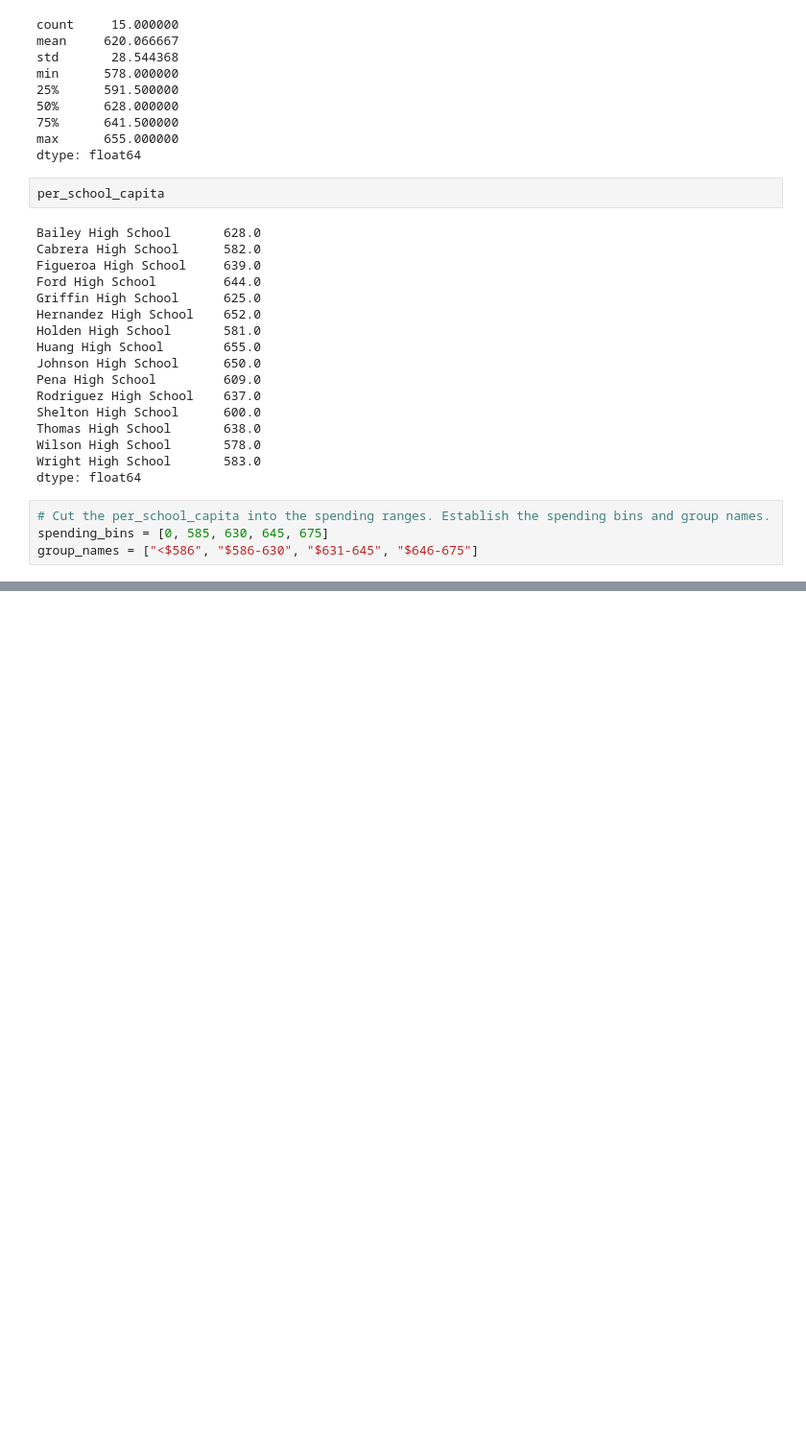
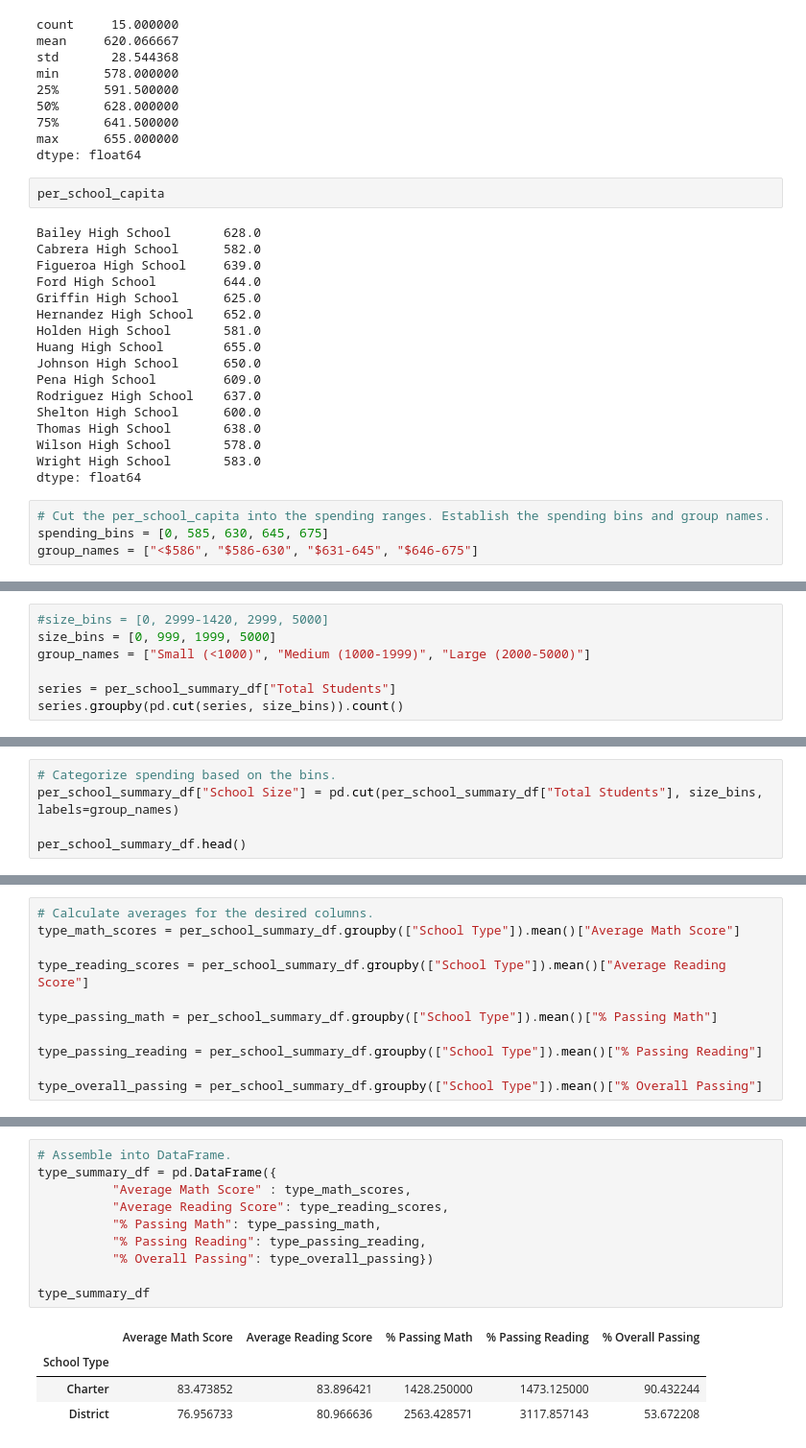
Before and after one commit to mlov1649/School_District_Analysis, a Jupyter notebook: PyCitySchools.ipynb, the cells around one changed output, grey strips where cells are left out. Shown at 96% size. Drawn from its saved outputs; the diff is of its cells as text; blank space fills up the shorter version.

```diff
--- a/PyCitySchools.ipynb
+++ b/PyCitySchools.ipynb
@@ -1007,0 +683,7 @@ spending_summary_df
+# %%
+#size_bins = [0, 2999-1420, 2999, 5000]
+size_bins = [0, 999, 1999, 5000]
+group_names = ["Small (<1000)", "Medium (1000-1999)", "Large (2000-5000)"]
+
+series = per_school_summary_df["Total Students"]
+series.groupby(pd.cut(series, size_bins)).count()
@@ -1007,0 +696,5 @@ spending_summary_df
+# %%
+# Categorize spending based on the bins.
+per_school_summary_df["School Size"] = pd.cut(per_school_summary_df["Total Students"], size_bins, labels=group_names)
+
+per_school_summary_df.head()
@@ -1007,0 +708,11 @@ spending_summary_df
+# %%
+# Calculate averages for the desired columns.
+type_math_scores = per_school_summary_df.groupby(["School Type"]).mean()["Average Math Score"]
+
+type_reading_scores = per_school_summary_df.groupby(["School Type"]).mean()["Average Reading Score"]
+
+type_passing_math = per_school_summary_df.groupby(["School Type"]).mean()["% Passing Math"]
+
+type_passing_reading = per_school_summary_df.groupby(["School Type"]).mean()["% Passing Reading"]
+
+type_overall_passing = per_school_summary_df.groupby(["School Type"]).mean()["% Overall Passing"]
@@ -1007,0 +738,15 @@ spending_summary_df
+# %%
+# Assemble into DataFrame.
+type_summary_df = pd.DataFrame({
+          "Average Math Score" : type_math_scores,
+          "Average Reading Score": type_reading_scores,
+          "% Passing Math": type_passing_math,
+          "% Passing Reading": type_passing_reading,
+          "% Overall Passing": type_overall_passing})
+
+type_summary_df
+# %% [output]
+|  | Average Math Score | Average Reading Score | % Passing Math | % Passing Reading | % Overall Passing |
+| School Type |  |  |  |  |  |
+| Charter | 83.473852 | 83.896421 | 1428.250000 | 1473.125000 | 90.432244 |
+| District | 76.956733 | 80.966636 | 2563.428571 | 3117.857143 | 53.672208 |
```
Also changed, not shown: parts of 67 cells of this notebook.
